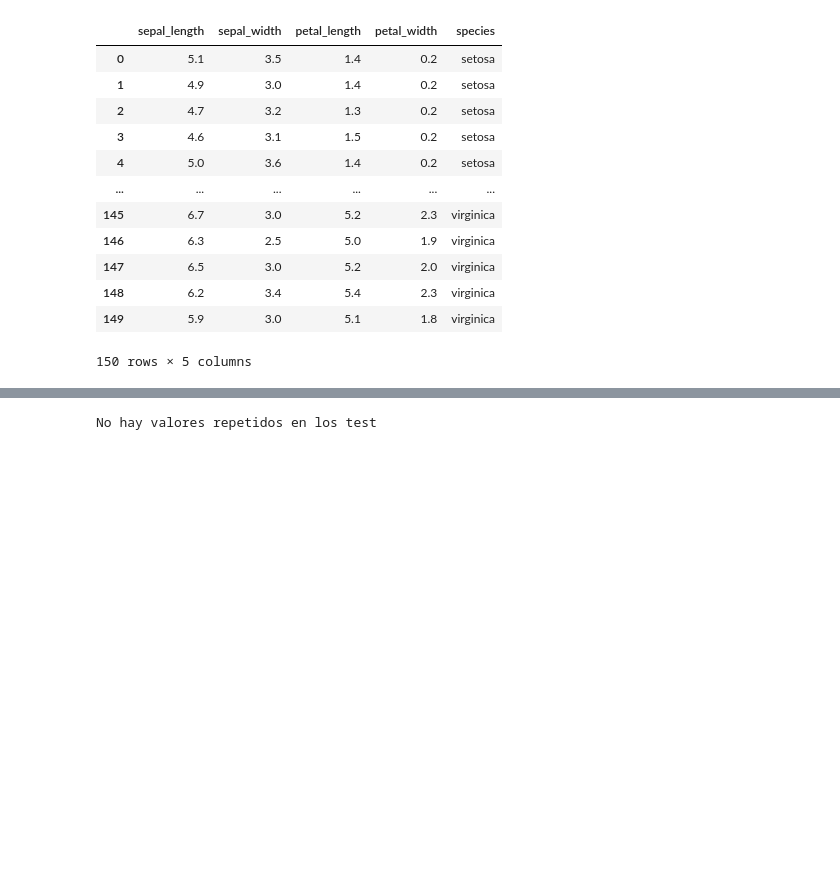
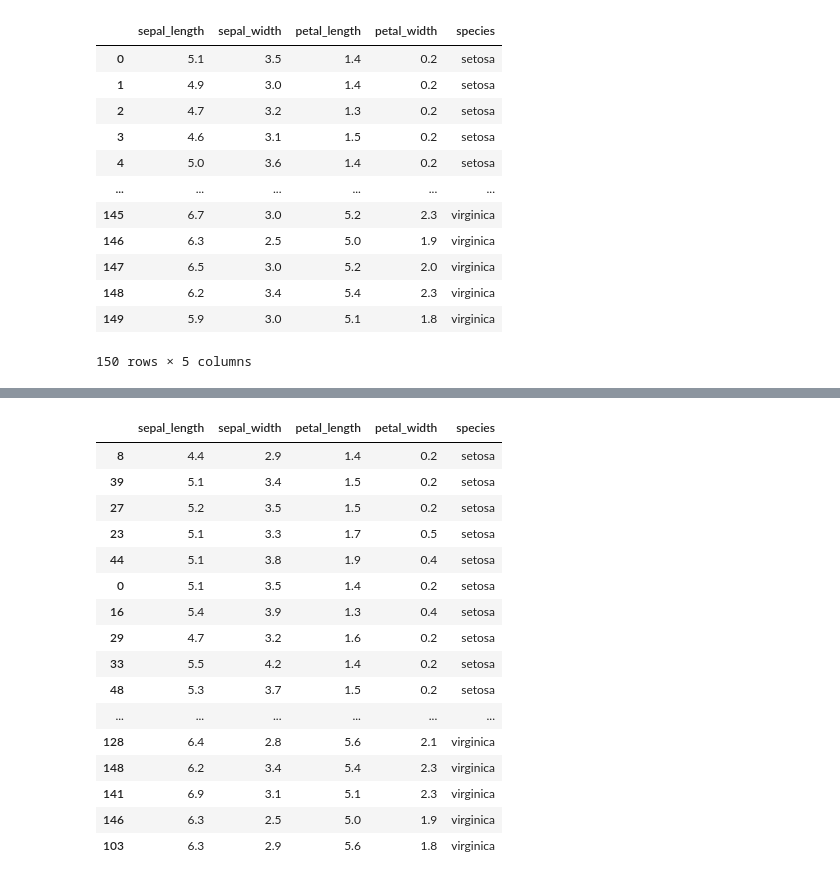
Before and after one commit to Mastrick7even/Electivo-ML-Y-DP, a Jupyter notebook: datasetIRIS.ipynb, the cells around one changed output, grey strips where cells are left out. Saved outputs shown, nothing was run; the diff lists cells and outputs as text; code cells hidden in the pictures; blank space fills up the shorter version.

```diff
--- a/datasetIRIS.ipynb
+++ b/datasetIRIS.ipynb
@@ -37,9 +55,10 @@ print(virginica_df)
 # %%
 # Seleccionamos un 20% de datos aleatorios del DF de cada especie (10 elementos de 50 total)
-setosa_test = setosa_df.sample(frac=0.2)
-versicolor_test = versicolor_df.sample(frac=0.2)
+setosa_test = setosa_df.sample(n=10) # considerar el uso de seed = setosa_sample = setosa_data.sample(n=10, random_state=42)
+versicolor_test = versicolor_df.sample(frac=0.2) # en teoria si ocupo semilla, lo de abajo no seria necesario
 virginica_test = virginica_df.sample(frac=0.2)
 
+#Verificamos que no haya datos repetidos en la extraccion aleatoria de datos (falta un ciclo do while)
 if setosa_test.index.is_unique and  versicolor_test.index.is_unique and virginica_test.index.is_unique:
     print("No hay valores repetidos en los test")
     print("TEST Setosa:")
@@ -51,8 +70,30 @@ if setosa_test.index.is_unique and  versicolor_test.index.is_unique and virginic
     print("TEST Virginica:")
     print(virginica_test)
 else:
+    print("Hay valores repetidos en algunos de los test")
     setosa_test = setosa_df.sample(frac=0.2)
     versicolor_test = versicolor_df.sample(frac=0.2)
     virginica_test = virginica_df.sample(frac=0.2)
-# %% [output]
-No hay valores repetidos en los test
+# %%
+# Concatenar los tres subconjuntos de test para crear un DF de 30 elementos con los 10 de cada especies seleccionados aleatoriamente
+species_test = pd.concat([setosa_test, versicolor_test, virginica_test])
+
+species_test
+# %% [output]
+|  | sepal_length | sepal_width | petal_length | petal_width | species |
+| 8 | 4.4 | 2.9 | 1.4 | 0.2 | setosa |
+| 39 | 5.1 | 3.4 | 1.5 | 0.2 | setosa |
+| 27 | 5.2 | 3.5 | 1.5 | 0.2 | setosa |
+| 23 | 5.1 | 3.3 | 1.7 | 0.5 | setosa |
+| 44 | 5.1 | 3.8 | 1.9 | 0.4 | setosa |
+| 0 | 5.1 | 3.5 | 1.4 | 0.2 | setosa |
+| 16 | 5.4 | 3.9 | 1.3 | 0.4 | setosa |
+| 29 | 4.7 | 3.2 | 1.6 | 0.2 | setosa |
+| 33 | 5.5 | 4.2 | 1.4 | 0.2 | setosa |
+| 48 | 5.3 | 3.7 | 1.5 | 0.2 | setosa |
+| ... | ... | ... | ... | ... | ... |
+| 128 | 6.4 | 2.8 | 5.6 | 2.1 | virginica |
+| 148 | 6.2 | 3.4 | 5.4 | 2.3 | virginica |
+| 141 | 6.9 | 3.1 | 5.1 | 2.3 | virginica |
+| 146 | 6.3 | 2.5 | 5.0 | 1.9 | virginica |
+| 103 | 6.3 | 2.9 | 5.6 | 1.8 | virginica |
```
Also changed, not shown: parts of 3 cells of this notebook.
